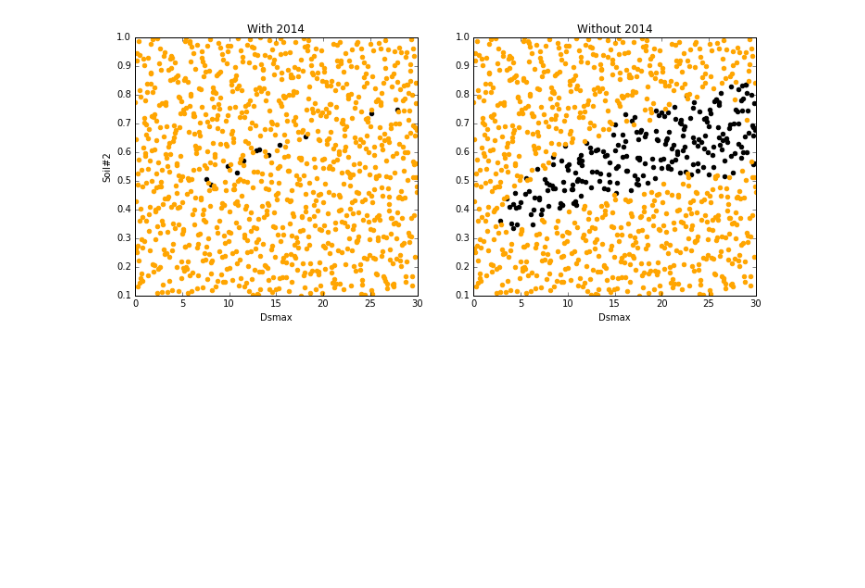
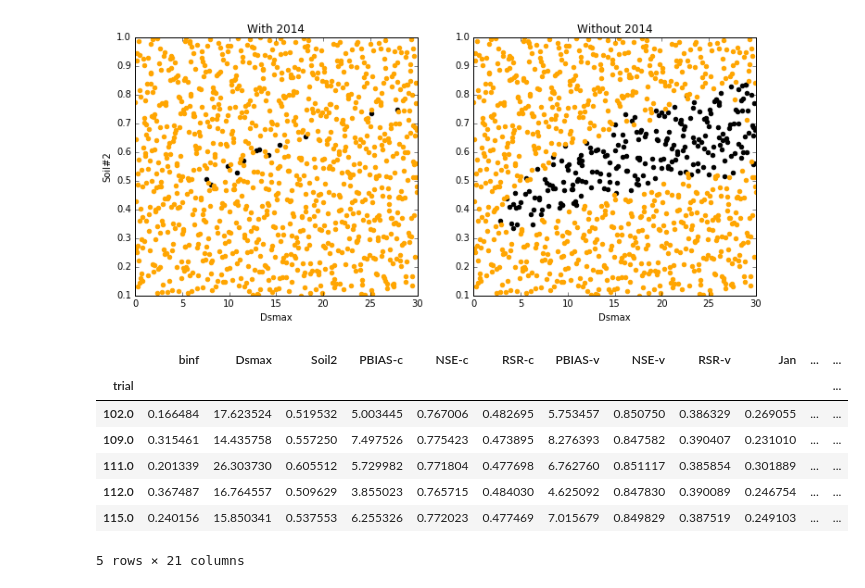
Before and after one commit to carriemorrill/LittleWindyHill, a Jupyter notebook: Calibration-NorthBrush.ipynb, the cells around one changed output. Saved outputs shown, nothing was run; the diff lists cells and outputs as text; code cells hidden in the pictures; blank space fills up the shorter version.

```diff
--- a/Calibration-NorthBrush.ipynb
+++ b/Calibration-NorthBrush.ipynb
@@ -254,3 +273,21 @@ axes[1].set_title("Without 2014")
 plt.show()
 # %% [output]
 [figure]
+# %%
+path = r'C:\Users\carrie.morrill\Jupyter\CALIBRATION\ROCK-GOOD'# trials meeting Moriasi's "very good" criteria for calibration
+all_files = glob.glob(os.path.join(path, "*.txt"))
+df_from_each_file = (pd.read_csv(f, header=None, delim_whitespace=True) for f in all_files)
+cstatsR = pd.concat(df_from_each_file, axis=0, ignore_index=True)
+cstatsR.columns = ['trial','binf','Dsmax','Soil2','PBIAS-c','NSE-c','RSR-c','PBIAS-v','NSE-v','RSR-v',
+            'Jan','Feb','Mar','Apr','May','Jun','Jul','Aug','Sep','Oct','Nov','Dec']
+cstatsR = cstatsR.set_index('trial')
+cstatsR.head(5)
+# %% [output]
+|  | binf | Dsmax | Soil2 | PBIAS-c | NSE-c | RSR-c | PBIAS-v | NSE-v | RSR-v | Jan | ... | ... |
+| trial |  |  |  |  |  |  |  |  |  |  |  | ... |
+| 102.0 | 0.166484 | 17.623524 | 0.519532 | 5.003445 | 0.767006 | 0.482695 | 5.753457 | 0.850750 | 0.386329 | 0.269055 | ... | ... |
+| 109.0 | 0.315461 | 14.435758 | 0.557250 | 7.497526 | 0.775423 | 0.473895 | 8.276393 | 0.847582 | 0.390407 | 0.231010 | ... | ... |
+| 111.0 | 0.201339 | 26.303730 | 0.605512 | 5.729982 | 0.771804 | 0.477698 | 6.762760 | 0.851117 | 0.385854 | 0.301889 | ... | ... |
+| 112.0 | 0.367487 | 16.764557 | 0.509629 | 3.855023 | 0.765715 | 0.484030 | 4.625092 | 0.847830 | 0.390089 | 0.246754 | ... | ... |
+| 115.0 | 0.240156 | 15.850341 | 0.537553 | 6.255326 | 0.772023 | 0.477469 | 7.015679 | 0.849829 | 0.387519 | 0.249103 | ... | ... |
+5 rows × 21 columns
```
Also changed, not shown: parts of 4 cells of this notebook.
